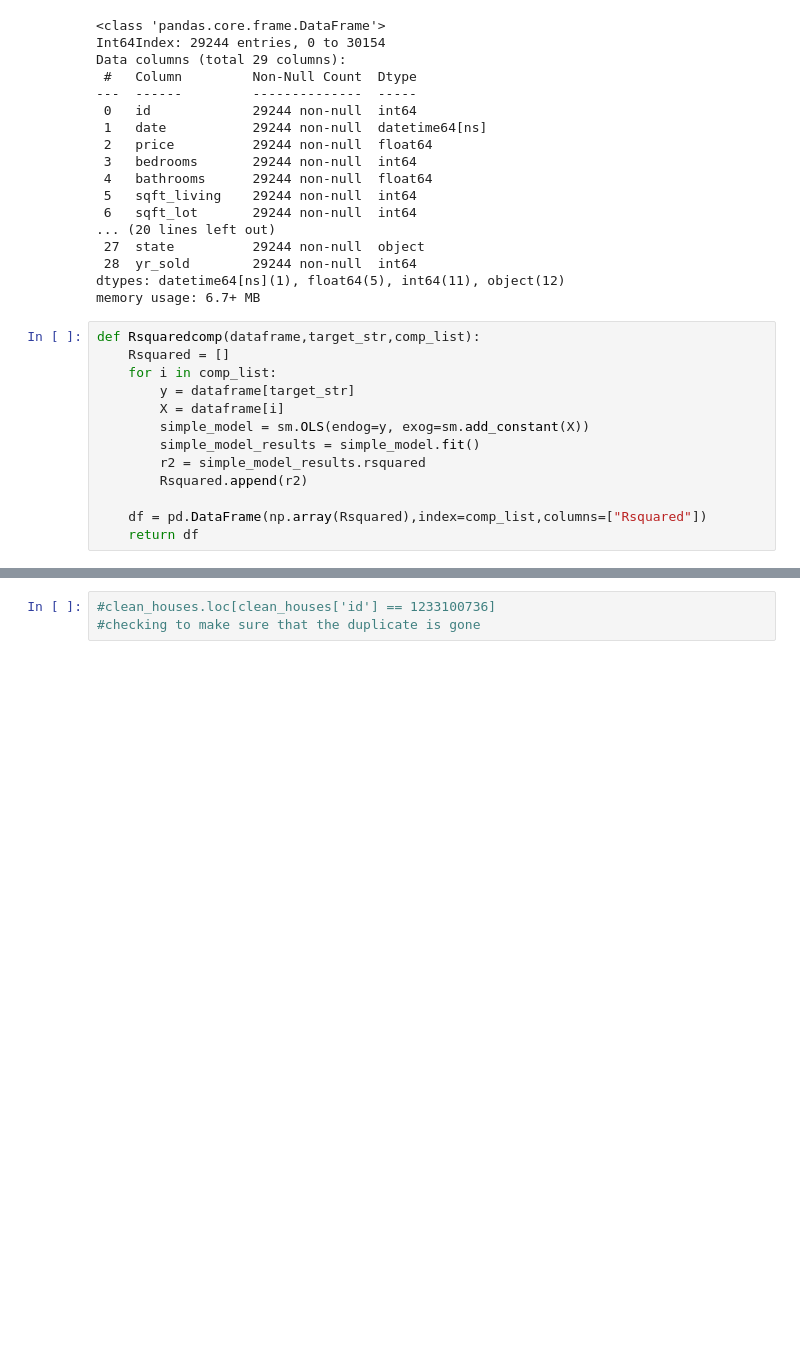
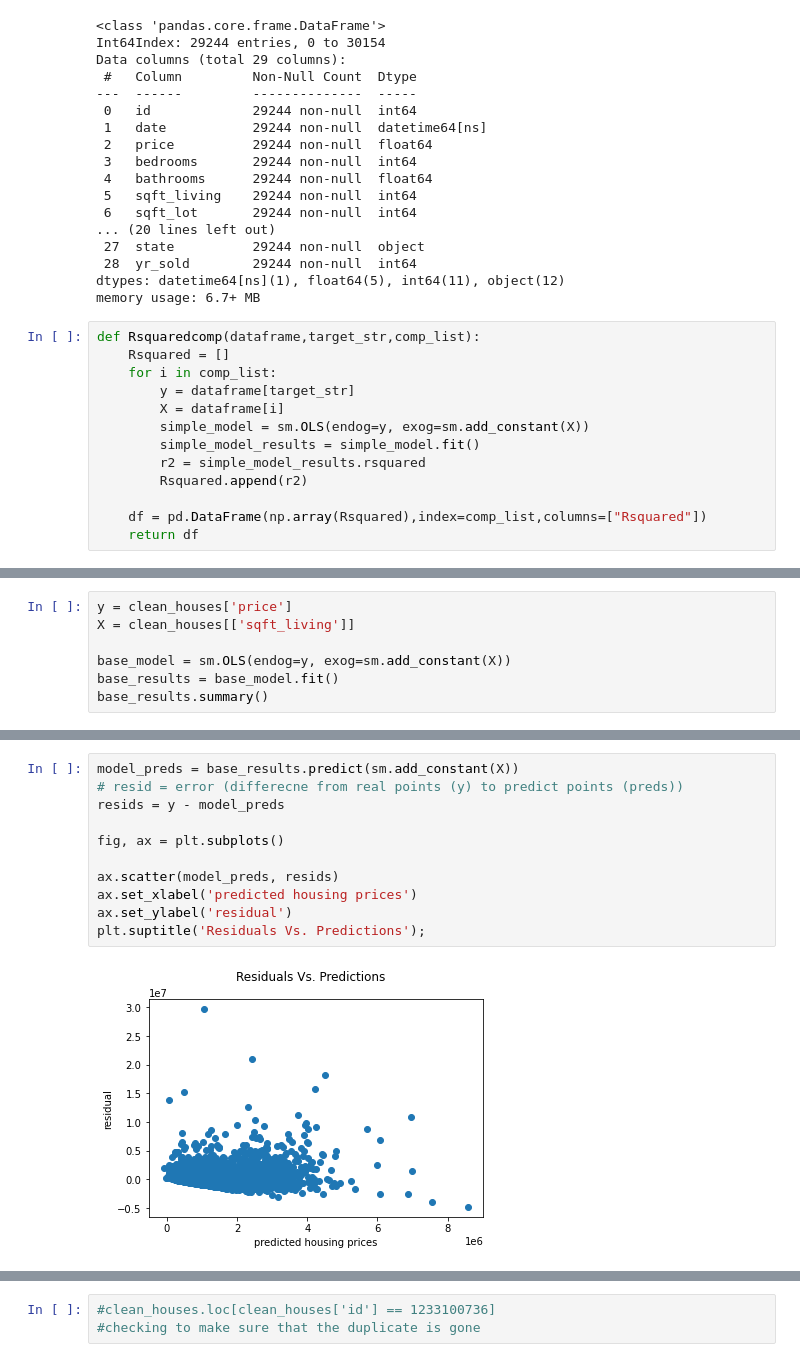
Before and after one commit to vladiseki/Housing_Prices_P2_Project, a Jupyter notebook: Final_notebook.ipynb, the cells around one changed output, grey strips where cells are left out. Drawn from its saved outputs; the diff is of its cells as text; blank space fills up the shorter version.

```diff
--- a/Final_notebook.ipynb
+++ b/Final_notebook.ipynb
@@ -148,0 +211,7 @@ Rsquaredcomp(clean_houses,'price',comp)
+# %%
+y = clean_houses['price']
+X = clean_houses[['sqft_living']]
+
+base_model = sm.OLS(endog=y, exog=sm.add_constant(X))
+base_results = base_model.fit()
+base_results.summary()
@@ -148,0 +247,13 @@ Rsquaredcomp(clean_houses,'price',comp)
+# %%
+model_preds = base_results.predict(sm.add_constant(X))
+# resid = error (differecne from real points (y) to predict points (preds))
+resids = y - model_preds
+
+fig, ax = plt.subplots()
+
+ax.scatter(model_preds, resids)
+ax.set_xlabel('predicted housing prices')
+ax.set_ylabel('residual')
+plt.suptitle('Residuals Vs. Predictions');
+# %% [output]
+[figure, added]
```
Also changed, not shown: parts of 78 cells of this notebook, 1 other file.
